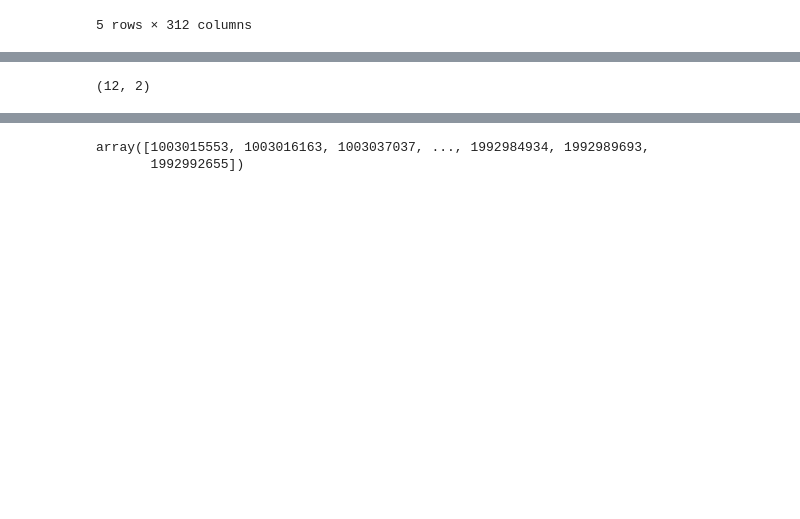
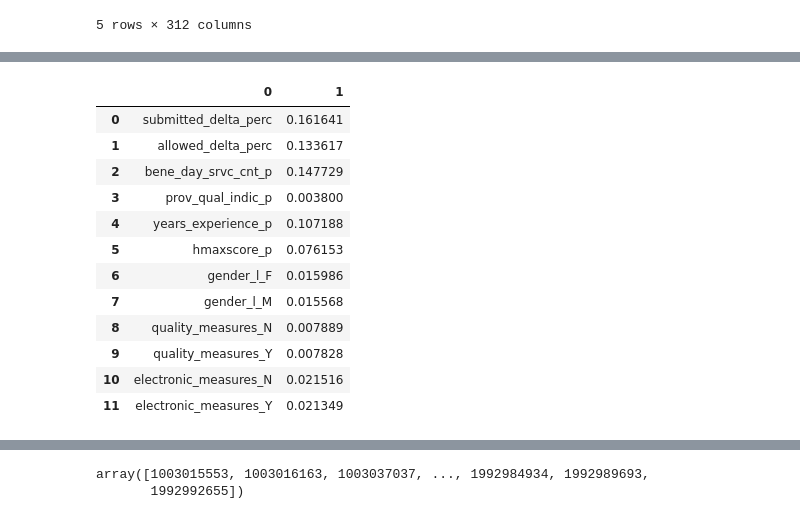
Before and after one commit to aurel1212/Capstone-TBD, a Jupyter notebook: model_testing.ipynb, the cells around one changed output, grey strips where cells are left out. Drawn from its saved outputs; the diff is of its cells as text; code cells hidden in the pictures; blank space fills up the shorter version.

```diff
--- a/model_testing.ipynb
+++ b/model_testing.ipynb
@@ -290,8 +290,21 @@ df_score.head()
 | 1003037037 | 2.250643 | 0.474117 | 7.570433 | 0.0 | 67.304453 | ... |
 | 1003038977 | 1.007690 | 0.434800 | 22.841823 | 0.0 | 110.134559 | ... |
 | 1003046426 | 1.904671 | 0.451577 | 11.747223 | 0.0 | 48.948693 | ... |
-# %%
-ratios.shape
-#df_score.shape
-# %% [output]
-(12, 2)
+# %%
+adjustments=ratios.copy(deep=True)
+ratios_orig=ratios.copy(deep=True)
+adjustments
+# %% [output]
+|  | 0 | 1 |
+| 0 | submitted_delta_perc | 0.161641 |
+| 1 | allowed_delta_perc | 0.133617 |
+| 2 | bene_day_srvc_cnt_p | 0.147729 |
+| 3 | prov_qual_indic_p | 0.003800 |
+| 4 | years_experience_p | 0.107188 |
+| 5 | hmaxscore_p | 0.076153 |
+| 6 | gender_l_F | 0.015986 |
+| 7 | gender_l_M | 0.015568 |
+| 8 | quality_measures_N | 0.007889 |
+| 9 | quality_measures_Y | 0.007828 |
+| 10 | electronic_measures_N | 0.021516 |
+| 11 | electronic_measures_Y | 0.021349 |
```
Also changed, not shown: parts of 18 cells of this notebook.
